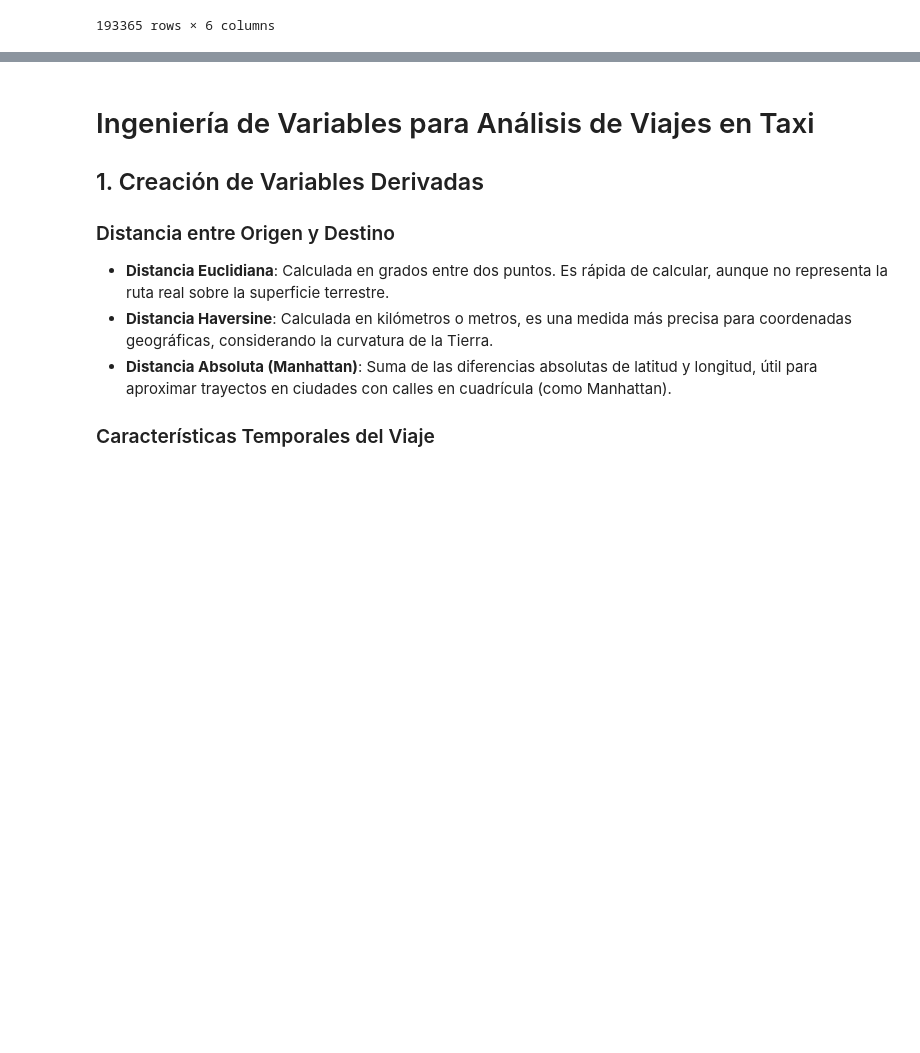
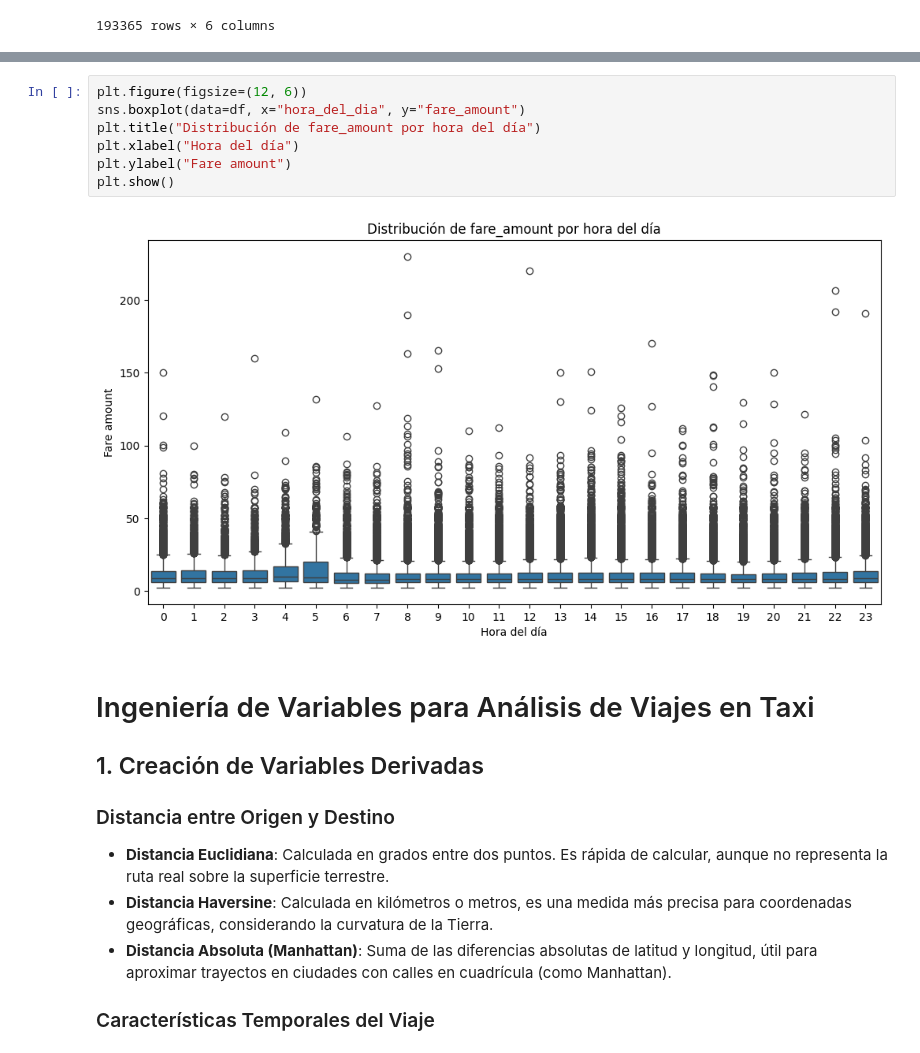
Before and after one commit to FedeZ2008/AA1-TUIA-2025C2-LEON-ZIMMER, a Jupyter notebook: TP1_Regresion.ipynb, the cells around one changed output, grey strips where cells are left out. Cells and saved outputs as stored; diff of their text form; blank space fills up the shorter version.

```diff
--- a/TP1_Regresion.ipynb
+++ b/TP1_Regresion.ipynb
@@ -310,3 +366,12 @@ df
+# %%
+plt.figure(figsize=(12, 6))
+sns.boxplot(data=df, x="hora_del_dia", y="fare_amount")
+plt.title("Distribución de fare_amount por hora del día")
+plt.xlabel("Hora del día")
+plt.ylabel("Fare amount")
+plt.show()
+# %% [output]
+[figure, added]
 # %% [markdown]
 # Ingeniería de Variables para Análisis de Viajes en Taxi
 
```
Also changed, not shown: parts of 3 cells of this notebook.
